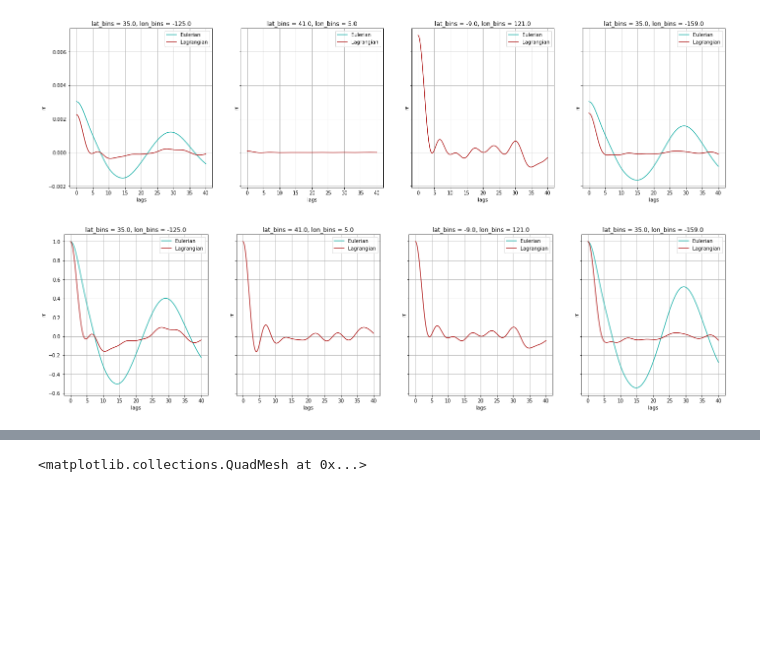
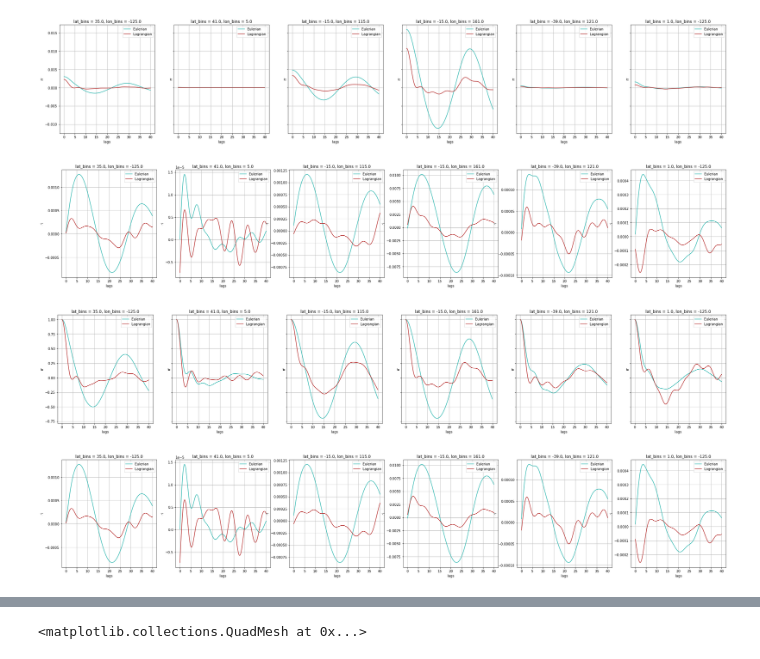
Before and after one commit to zcasparco/equinox_phd, a Jupyter notebook: llc4320/EL_cov_binned.ipynb, the cells around one changed output, grey strips where cells are left out. Cells and saved outputs as stored; diff of their text form; code cells hidden in the pictures; blank space fills up the shorter version.

```diff
--- a/llc4320/EL_cov_binned.ipynb
+++ b/llc4320/EL_cov_binned.ipynb
@@ -27,5 +27,7 @@ import mitequinox.plot as pl
 #import mitequinox.sigp as sp
 # %%
 path = '/Users/zcaspar/codes/mit4320/'
-dsL = xr.open_dataset(path+'binned_Lcov.nc')
-dsE = xr.open_dataset(path+'binned_Ecov.nc')
+dsL = xr.open_dataset(path+'binned_Lcov_dl2.nc')
+dsE = xr.open_dataset(path+'binned_Ecov_dl2.nc')
+
+dsL_vv = xr.open_dataset(path+'binned_Lcov_vv.nc')
@@ -34,5 +38,8 @@ dsL = dsL.isel(lags=slice(0,None,3)).sel(lon_bins=slice(-180,180),lat_bins=slice
 # %%
 bbox_cal = [-125,35]
 bbox_med = [4,40] # mediterranean sea
-bbox_nwa = [120,-10] # North-west Australia
-bbox_neh = [-160, 35] # North-east Hawaii
+bbox_nwa = [115,-15] # North-west Australia
+bbox_nea = [160,-15] # North-west Australia
+bbox_swa = [120,-40] # South-west Australia
+#bbox_neh = [-160, 35] # North-east Hawaii
+bbox_eq = [-125,0] #equator
@@ -40,0 +46,2 @@ bbox_neh = [-160, 35] # North-east Hawaii
+# %%
+dsE = dsE.where(dsE.rr!=0)
@@ -59,21 +74,35 @@ ax.grid();ax.legend()
 # %%
-bbox = [bbox_cal,bbox_med,bbox_nwa,bbox_neh]
+bbox = [bbox_cal,bbox_med,bbox_nwa,bbox_nea,bbox_swa,bbox_eq]
 
 fig,ax = plt.subplots(1,len(bbox),figsize=(6*len(bbox),6),sharey=True)
 for i in range(len(bbox)):
     dsE.sel(lat_bins=bbox[i][1],lon_bins=bbox[i][0],method='nearest').rr.plot(ax=ax[i],c='lightseagreen',label='Eulerian')
     dsL.sel(lat_bins=bbox[i][1],lon_bins=bbox[i][0],method='nearest').rr.plot(ax=ax[i],c='firebrick',label='Lagrangian')
     ax[i].grid();ax[i].legend()
+
+fig,ax = plt.subplots(1,len(bbox),figsize=(6*len(bbox),6),sharey=False)
+for i in range(len(bbox)):
+    dsE.sel(lat_bins=bbox[i][1],lon_bins=bbox[i][0],method='nearest').ri.plot(ax=ax[i],c='lightseagreen',label='Eulerian')
+    dsL.sel(lat_bins=bbox[i][1],lon_bins=bbox[i][0],method='nearest').ri.plot(ax=ax[i],c='firebrick',label='Lagrangian')
+    ax[i].grid();ax[i].legend()
 # %% [output]
-[figure, old version]
+[figure, new version]
+[figure, added]
 # %%
 fig,ax = plt.subplots(1,len(bbox),figsize=(6*len(bbox),6),sharey=True)
 for i in range(len(bbox)):
     (dsE/dsE.isel(lags=0)).sel(lat_bins=bbox[i][1],lon_bins=bbox[i][0],method='nearest').rr.plot(ax=ax[i],c='lightseagreen',label='Eulerian')
     (dsL/dsL.isel(lags=0)).sel(lat_bins=bbox[i][1],lon_bins=bbox[i][0],method='nearest').rr.plot(ax=ax[i],c='firebrick',label='Lagrangian')
     ax[i].grid();ax[i].legend()
+
+fig,ax = plt.subplots(1,len(bbox),figsize=(6*len(bbox),6),sharey=False)
+for i in range(len(bbox)):
+    dsE.sel(lat_bins=bbox[i][1],lon_bins=bbox[i][0],method='nearest').ri.plot(ax=ax[i],c='lightseagreen',label='Eulerian')
+    dsL.sel(lat_bins=bbox[i][1],lon_bins=bbox[i][0],method='nearest').ri.plot(ax=ax[i],c='firebrick',label='Lagrangian')
+    ax[i].grid();ax[i].legend()
 # %% [output]
-[figure, old version]
+[figure, new version]
+[figure, added]
 # %%
 fig,axs = plt.subplots(1,2,figsize=(10,5))
 dsE.sel(lat_bins=35,method='nearest').rr.isel(lon_bins=slice(0,None,20)).plot(hue='lon_bins',ax=axs[0])
```
Also changed, not shown: parts of 10 cells of this notebook.
